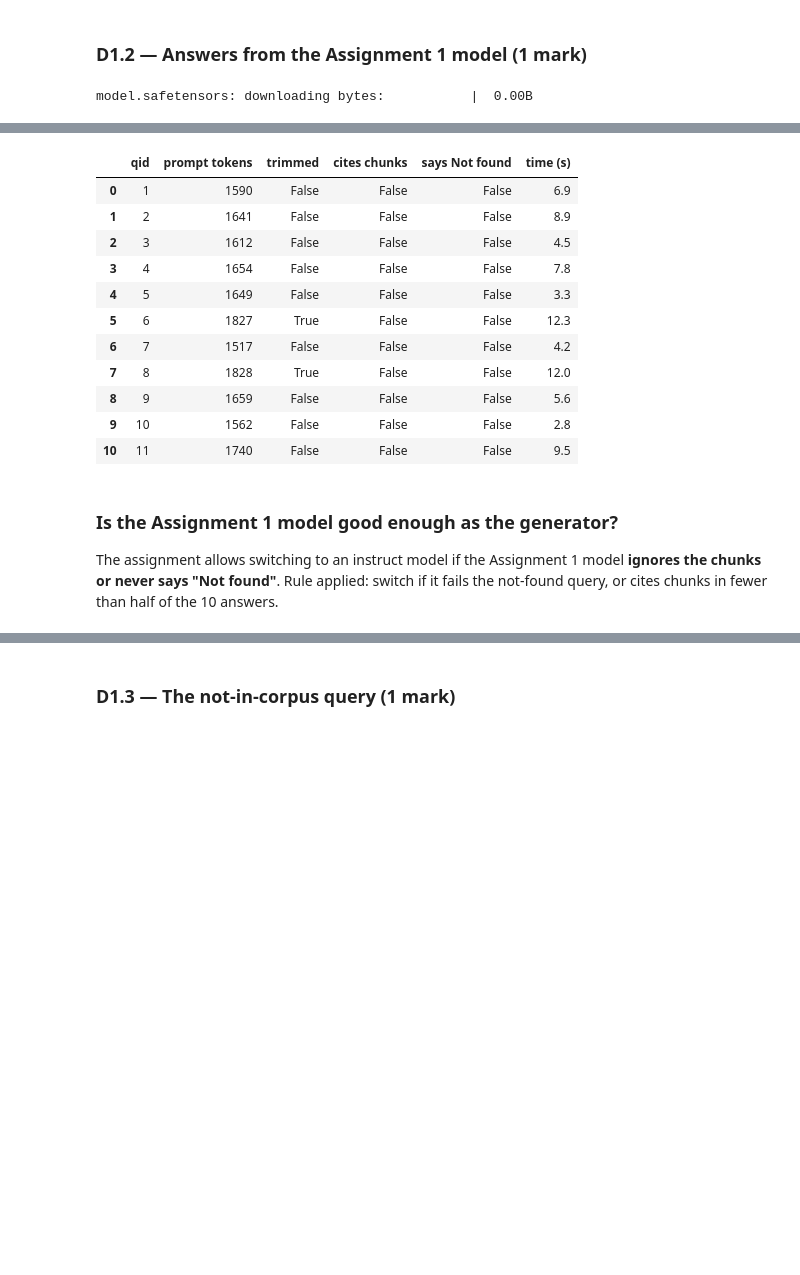
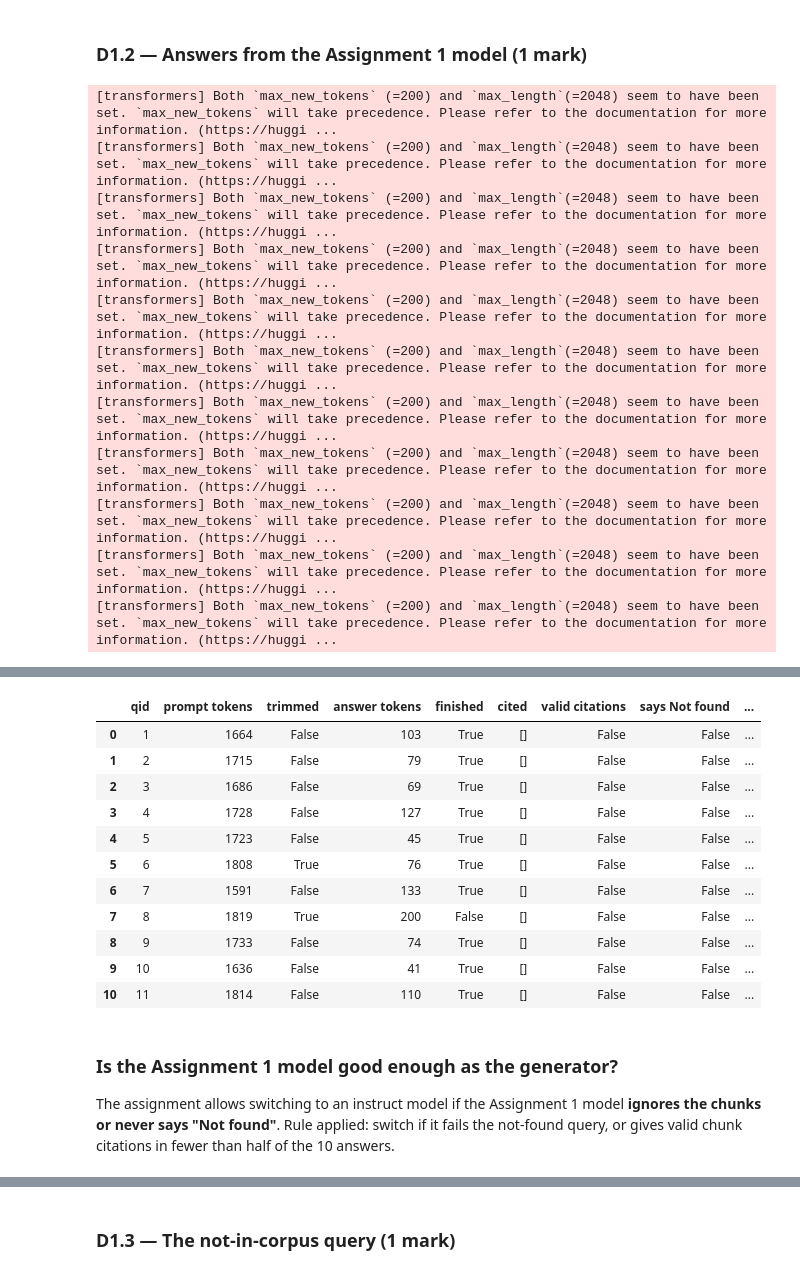
Before and after one commit to rajeshshenoi/Bits-Sem3-LLM, a Jupyter notebook: Assignment-2B-RAG/Assignment_2B_RAG_Pipeline.ipynb, the cells around one changed output, grey strips where cells are left out. Saved outputs shown, nothing was run; the diff lists cells and outputs as text; code cells hidden in the pictures; blank space fills up the shorter version.

```diff
--- a/Assignment-2B-RAG/Assignment_2B_RAG_Pipeline.ipynb
+++ b/Assignment-2B-RAG/Assignment_2B_RAG_Pipeline.ipynb
@@ -963,18 +998,36 @@ chunk is numbered and labelled with its source document, so the model can cite `
 # %%
-NOT_FOUND = "Not found in the documents"
+NOT_FOUND     = "Not found in the documents"
+ALLOWED_CITES = {1, 2, 3}             # the model is given exactly three numbered chunks
 
 RAG_INSTRUCTIONS = f"""You are a manufacturing and technical-standards assistant.
 Answer the question using ONLY the information in the numbered chunks below.
 Rules:
-1. Use only facts stated in the chunks. Do not use outside knowledge.
-2. After each sentence, cite the chunk number(s) it came from in square brackets, for example [2] or [1][3].
-3. If the chunks do not contain the answer, reply exactly: {NOT_FOUND}
-4. Answer in at most 5 sentences."""
+1. Use only facts stated in the chunks. Do not use outside knowledge, even if you know the topic.
+2. Answer in 1 to 3 sentences, in your own words. Do not copy long passages from the chunks.
+3. End every sentence with the number of the chunk it came from in square brackets: [1], [2] or [3]. Use no other numbers.
+4. Do not add a reference list, notes or any other text after the answer.
+5. If the chunks do not contain the answer, reply with exactly this sentence and nothing else: {NOT_FOUND}
+   This also applies when the question names a standard, document or term that does not appear in the chunks."""
 
 def build_prompt(question, chunks):
     blocks = "\n\n".join(f"[{i}] (source: {c['doc']})\n{c['text']}" for i, c in enumerate(chunks, start=1))
     return f"{RAG_INSTRUCTIONS}\n\nChunks:\n{blocks}\n\nQuestion: {question}\nAnswer (with chunk citations):"
 
+def check_answer(answer):
+    # Deterministic output checks. They flag problems; they never edit the model's answer.
+    cited   = sorted({int(n) for grp in re.findall(r"\[(\d+(?:\s*,\s*\d+)*)\]", answer)
+                          for n in re.findall(r"\d+", grp)})
+    exact   = answer.strip().rstrip(".").strip().lower() == NOT_FOUND.lower()
+    # citation markers are not content: "Not found in the documents [1][2]." still makes no factual claim
+    bare    = re.sub(r"\[\d+(?:\s*,\s*\d+)*\]", "", answer)
+    refused = bare.strip().rstrip(".").strip().lower() == NOT_FOUND.lower()
+    return {"cited": cited,
+            # a refusal needs no citation; any other answer needs >= 1 citation, all within [1]-[3]
+            "valid citations": refused or (bool(cited) and set(cited) <= ALLOWED_CITES),
+            "says Not found": NOT_FOUND.lower() in answer.lower(),
+            "clean refusal": refused,          # the answer is only the Not-found sentence (citation markers ignored)
+            "exact refusal": exact}            # the answer is exactly the Not-found sentence, nothing else
+
 print(build_prompt("<question>", [{"doc": "<source file>", "text": "<chunk text>"} for _ in range(3)]))
 # %% [output]
 You are a manufacturing and technical-standards assistant.
@@ -1046,14 +1096,17 @@ def answer_all(model, tok, context_limit, **gen_kwargs):
     for e in GEN_CASES:
         chunks = fit_chunks(e["query"], FINAL_TOP3[e["qid"]], tok, context_limit)
         t0 = time.perf_counter()
-        answer, n_in = chat_generate(model, tok, [{"role": "user", "content": build_prompt(e["query"], chunks)}],
-                                     MAX_NEW_TOKENS, **gen_kwargs)
+        answer, n_in, n_out = chat_generate(model, tok, [{"role": "user", "content": build_prompt(e["query"], chunks)}],
+                                            MAX_NEW_TOKENS, **gen_kwargs)
         rows.append({"qid": e["qid"], "query": e["query"], "answer": answer, "chunks": chunks,
                      "prompt tokens": n_in, "trimmed": any(c["trimmed"] for c in chunks),
-                     "cites chunks": bool(re.search(r"\[\d\]", answer)),
-                     "says Not found": NOT_FOUND.lower() in answer.lower(),
+                     "answer tokens": n_out, "finished": n_out < MAX_NEW_TOKENS,
+                     **check_answer(answer),
                      "time (s)": round(time.perf_counter() - t0, 1)})
     return rows
+
+CHECK_COLS = ["qid", "prompt tokens", "trimmed", "answer tokens", "finished", "cited", "valid citations",
+              "says Not found", "clean refusal", "exact refusal", "time (s)"]
 
 def print_answers(rows, title):
     print(f"=== {title} ===\n")
@@ -1069,6 +1122,16 @@ tl_rows = answer_all(tl_model, gen_tokenizer, TINYLLAMA_CONTEXT, repetition_pena
 free_gpu("tl_model", "base")
 
 print_answers(tl_rows, "TinyLlama-1.1B + Adapter B (Assignment 1 model)")
-pd.DataFrame(tl_rows)[["qid", "prompt tokens", "trimmed", "cites chunks", "says Not found", "time (s)"]]
+pd.DataFrame(tl_rows)[CHECK_COLS]
 # %% [output]
-model.safetensors: downloading bytes:           |  0.00B
+[transformers] Both `max_new_tokens` (=200) and `max_length`(=2048) seem to have been set. `max_new_tokens` will take precedence. Please refer to the documentation for more information. (https://huggi ...
+[transformers] Both `max_new_tokens` (=200) and `max_length`(=2048) seem to have been set. `max_new_tokens` will take precedence. Please refer to the documentation for more information. (https://huggi ...
+[transformers] Both `max_new_tokens` (=200) and `max_length`(=2048) seem to have been set. `max_new_tokens` will take precedence. Please refer to the documentation for more information. (https://huggi ...
+[transformers] Both `max_new_tokens` (=200) and `max_length`(=2048) seem to have been set. `max_new_tokens` will take precedence. Please refer to the documentation for more information. (https://huggi ...
+[transformers] Both `max_new_tokens` (=200) and `max_length`(=2048) seem to have been set. `max_new_tokens` will take precedence. Please refer to the documentation for more information. (https://huggi ...
+[transformers] Both `max_new_tokens` (=200) and `max_length`(=2048) seem to have been set. `max_new_tokens` will take precedence. Please refer to the documentation for more information. (https://huggi ...
+[transformers] Both `max_new_tokens` (=200) and `max_length`(=2048) seem to have been set. `max_new_tokens` will take precedence. Please refer to the documentation for more information. (https://huggi ...
+[transformers] Both `max_new_tokens` (=200) and `max_length`(=2048) seem to have been set. `max_new_tokens` will take precedence. Please refer to the documentation for more information. (https://huggi ...
+[transformers] Both `max_new_tokens` (=200) and `max_length`(=2048) seem to have been set. `max_new_tokens` will take precedence. Please refer to the documentation for more information. (https://huggi ...
+[transformers] Both `max_new_tokens` (=200) and `max_length`(=2048) seem to have been set. `max_new_tokens` will take precedence. Please refer to the documentation for more information. (https://huggi ...
+[transformers] Both `max_new_tokens` (=200) and `max_length`(=2048) seem to have been set. `max_new_tokens` will take precedence. Please refer to the documentation for more information. (https://huggi ...
@@ -1103,18 +1155,18 @@ Q2: How can workstation design reduce excessive reaching and awkward upper-body
-|  | qid | prompt tokens | trimmed | cites chunks | says Not found | time (s) |
-| 0 | 1 | 1590 | False | False | False | 6.9 |
-| 1 | 2 | 1641 | False | False | False | 8.9 |
-| 2 | 3 | 1612 | False | False | False | 4.5 |
-| 3 | 4 | 1654 | False | False | False | 7.8 |
-| 4 | 5 | 1649 | False | False | False | 3.3 |
-| 5 | 6 | 1827 | True | False | False | 12.3 |
-| 6 | 7 | 1517 | False | False | False | 4.2 |
-| 7 | 8 | 1828 | True | False | False | 12.0 |
-| 8 | 9 | 1659 | False | False | False | 5.6 |
-| 9 | 10 | 1562 | False | False | False | 2.8 |
-| 10 | 11 | 1740 | False | False | False | 9.5 |
+|  | qid | prompt tokens | trimmed | answer tokens | finished | cited | valid citations | says Not found | ... |
+| 0 | 1 | 1664 | False | 103 | True | [] | False | False | ... |
+| 1 | 2 | 1715 | False | 79 | True | [] | False | False | ... |
+| 2 | 3 | 1686 | False | 69 | True | [] | False | False | ... |
+| 3 | 4 | 1728 | False | 127 | True | [] | False | False | ... |
+| 4 | 5 | 1723 | False | 45 | True | [] | False | False | ... |
+| 5 | 6 | 1808 | True | 76 | True | [] | False | False | ... |
+| 6 | 7 | 1591 | False | 133 | True | [] | False | False | ... |
+| 7 | 8 | 1819 | True | 200 | False | [] | False | False | ... |
+| 8 | 9 | 1733 | False | 74 | True | [] | False | False | ... |
+| 9 | 10 | 1636 | False | 41 | True | [] | False | False | ... |
+| 10 | 11 | 1814 | False | 110 | True | [] | False | False | ... |
 # %% [markdown]
 ### Is the Assignment 1 model good enough as the generator?
 The assignment allows switching to an instruct model if the Assignment 1 model **ignores the chunks or never says "Not found"**.
-Rule applied: switch if it fails the not-found query, or cites chunks in fewer than half of the 10 answers.
+Rule applied: switch if it fails the not-found query, or gives valid chunk citations in fewer than half of the 10 answers.
 # %%
 tl = pd.DataFrame(tl_rows).set_index("qid")
```
Also changed, not shown: parts of 44 cells of this notebook, 3 other files.
